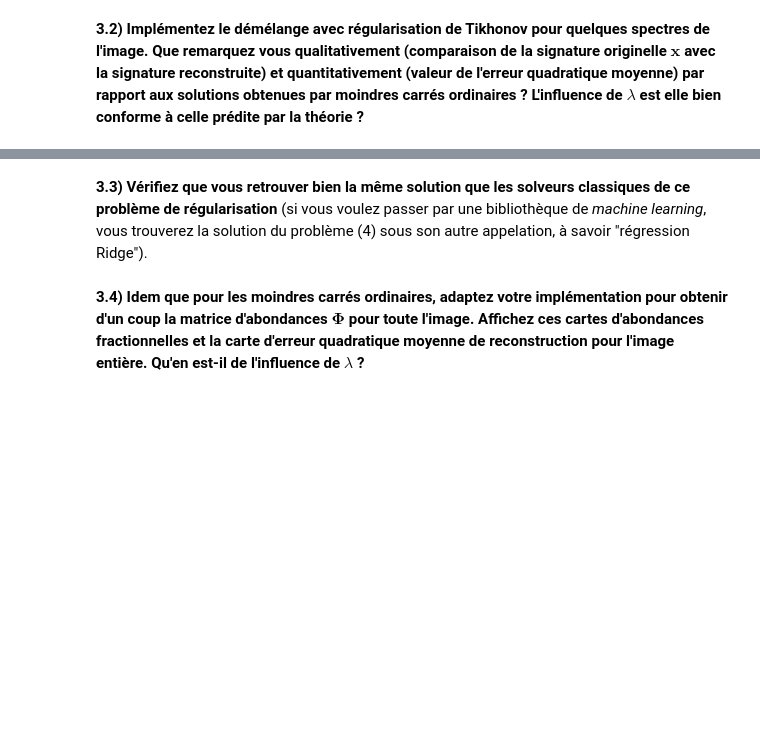
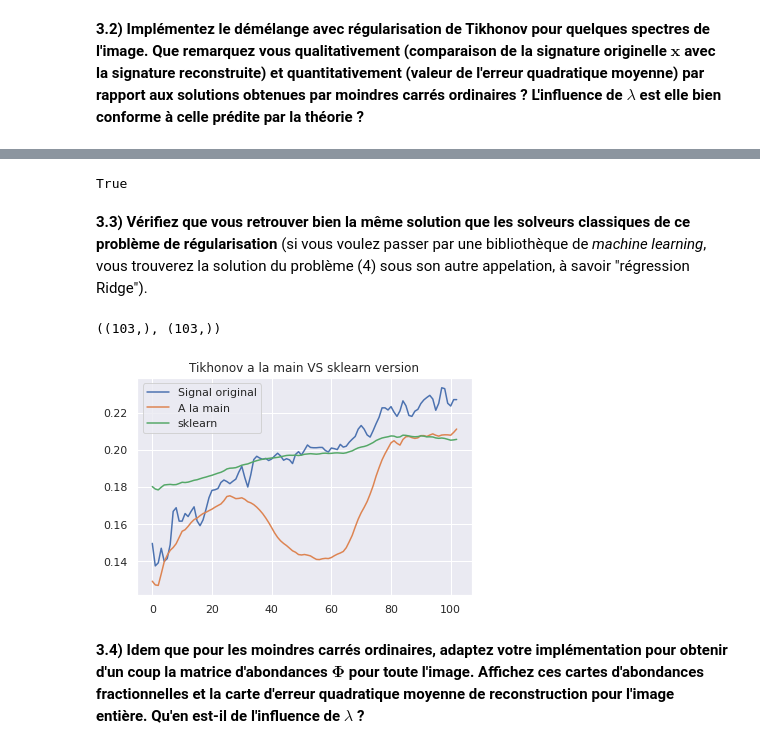
Before and after one commit to Li0nMo0se/spectral_unmixing, a Jupyter notebook: Main.ipynb, the cells around one changed output, grey strips where cells are left out. Drawn from its saved outputs; the diff is of its cells as text; code cells hidden in the pictures; blank space fills up the shorter version.

```diff
--- a/Main.ipynb
+++ b/Main.ipynb
@@ -535,5 +601,37 @@ $\iff \boldsymbol\phi = (\mathbf{E}^T\mathbf{E}+ \lambda \mathbf{I})^{-1}\mathbf
+# %%
+phi_tikhonov = solve_tikhonov(x, E, 0)
+x_tikhonov = compute_x(E, phi_tikhonov)
+
+phi_least_squares = solve_least_squares(x, E)
+x_least_squares = compute_x(E, phi_least_squares)
+
+np.array_equal(x_tikhonov, x_least_squares) # All equal to 0
+# %% [output]
+True
 # %% [markdown]
 **3.3) Vérifiez que vous retrouver bien la même solution que les solveurs classiques de ce problème de régularisation** (si vous voulez passer par une bibliothèque de *machine learning*, vous trouverez la solution du problème (4) sous son autre appelation, à savoir "régression Ridge").
+# %%
+from sklearn.linear_model import Ridge
+
+model_ridge = Ridge(alpha=𝜆, normalize=True)
+
+# From sklearn notation, ||y - Xw||^2_2 + alpha * ||w||^2_2
+# Thus, y = x, X = E, w = 𝝓
+model_ridge.fit(E, x)
+x_back_tikhonov_sk = model_ridge.predict(E)
+# %%
+x_back_tikhonov_sk.shape, x_back_tikhonov.shape
+# %% [output]
+((103,), (103,))
+# %%
+plt.title("Tikhonov a la main VS sklearn version")
+plt.plot(x)
+plt.plot(x_back_tikhonov)
+plt.plot(x_back_tikhonov_sk)
+plt.legend(["Signal original", "A la main", "sklearn"])
+plt.show()
+# %% [output]
+[figure, added]
 # %% [markdown]
 **3.4) Idem que pour les moindres carrés ordinaires, adaptez votre implémentation pour obtenir d'un coup la matrice d'abondances $\boldsymbol \Phi$ pour toute l'image. Affichez ces cartes d'abondances fractionnelles et la carte d'erreur quadratique moyenne de reconstruction pour l'image entière. Qu'en est-il de l'influence de $\lambda$ ?**
 # %% [markdown]
```
Also changed, not shown: parts of 19 cells of this notebook.
